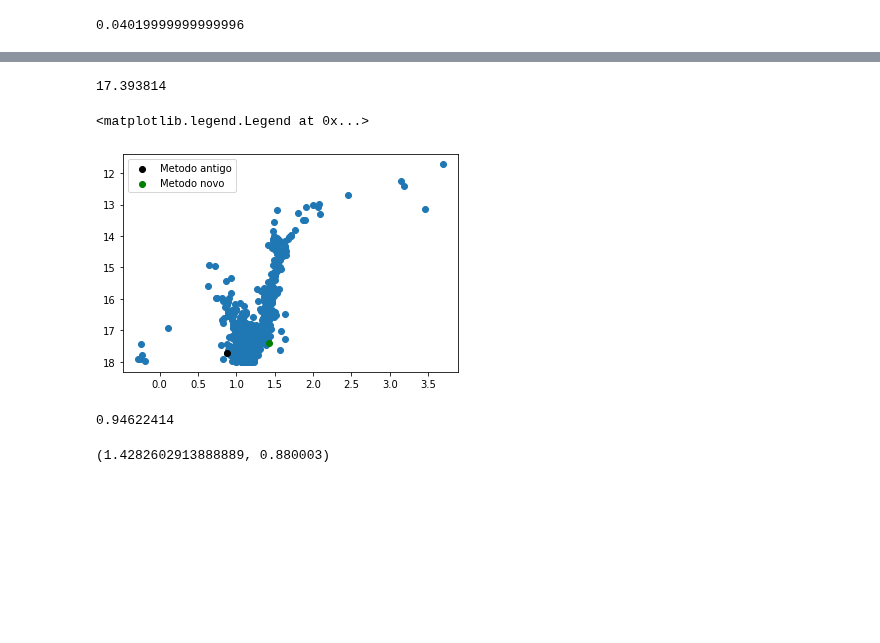
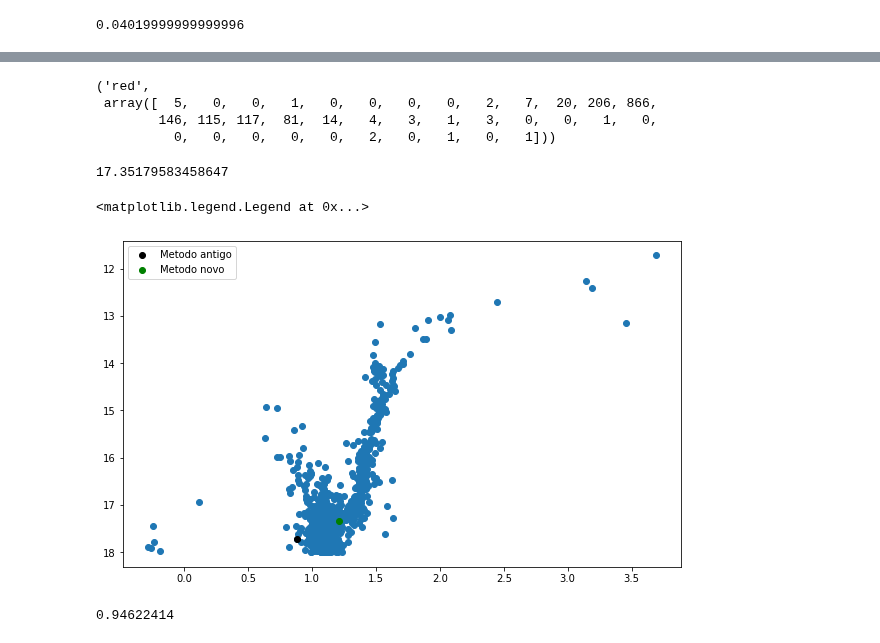
Before and after one commit to jppirest/mw_substructures, a Jupyter notebook: dados/Ag_Reais/Iso_Gaia/FINALHEIN.ipynb, the cells around one changed output, grey strips where cells are left out. Saved outputs shown, nothing was run; the diff lists cells and outputs as text; code cells hidden in the pictures; blank space fills up the shorter version.

```diff
--- a/dados/Ag_Reais/Iso_Gaia/FINALHEIN.ipynb
+++ b/dados/Ag_Reais/Iso_Gaia/FINALHEIN.ipynb
@@ -46,6 +49,7 @@ my, binsy, patches = ax.hist(y,n_bins, ec = 'k',color = cor)
 # %%
 numero_pontos_cor, cor = np.histogram(x,n_bins)
-cor_turnoff = cor[np.where(numero_pontos_cor >= np.median(numero_pontos_cor))[0]]
+cor_turnoff = cor[np.where(numero_pontos_cor >= np.mean(numero_pontos_cor))[0]]
+cor_turnoff
 cor_turnoff = np.median(cor_turnoff)
 cor_turnoff
 # %% [output]
@@ -58,4 +56,0 @@ array([   0,    1,    2, ..., 1591, 1592, 1593])
-# %%
-y = np.array(y)
-magnitudes = y[locaisx]
-magnitudes
@@ -65,32 +73,39 @@ array([17.316412, 16.931963, 17.916767, ..., 17.163307, 17.770681,
+# %%
+cor, numero_pontos_cor
+# %% [output]
+('red',
+ array([  5,   0,   0,   1,   0,   0,   0,   0,   2,   7,  20, 206, 866,
+        146, 115, 117,  81,  14,   4,   3,   1,   3,   0,   0,   1,   0,
+          0,   0,   0,   0,   0,   2,   0,   1,   0,   1]))
 # %%
 def reject_outliers(data, m = 1.):
     d = np.abs(data - np.median(data))
     mdev = np.median(d)
     s = d/mdev if mdev else 0.
     return data[s<m]
-magnitudes = reject_outliers(magnitudes)
+magnitudes = reject_outliers(y)
 # %%
-mag_turnoff = np.median(magnitudes)
+mag_turnoff = np.mean(magnitudes)
 mag_turnoff
 # %% [output]
-17.393814
+17.35179583458647
 # %%
 oi = pd.read_csv('regressao_ngc6791.csv')
+df = pd.read_csv('ngc6791.csv')
+x = df['BP-RP']
+y = df['Gmag']
+plt.figure(figsize=(10,6))
 plt.scatter(oi['TurnOffColor'],oi['TurnOffMag'], color = 'k', zorder = 100, label = 'Metodo antigo')
 plt.scatter(x,y)
 plt.scatter(cor_turnoff,mag_turnoff,color = 'green', zorder = 100, label = 'Metodo novo')
 plt.gca().invert_yaxis()
 plt.legend()
 # %% [output]
 <matplotlib.legend.Legend at 0x...>
-[figure, old version]
+[figure, new version]
 # %%
 AVNN = 0.313
 E = (1.09909-0.63831)*AVNN
 0.802 + E
 # %% [output]
 0.94622414
-# %%
-cor_turnoff, oi['TurnOffColor'].item()
-# %% [output]
-(1.4282602913888889, 0.880003)
```
Also changed, not shown: parts of 10 cells of this notebook, 7 other files.
